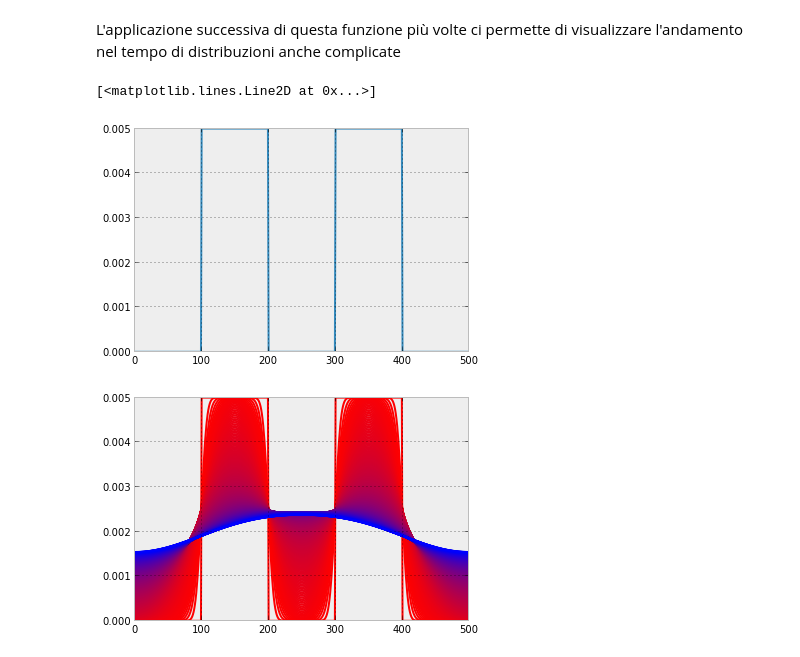
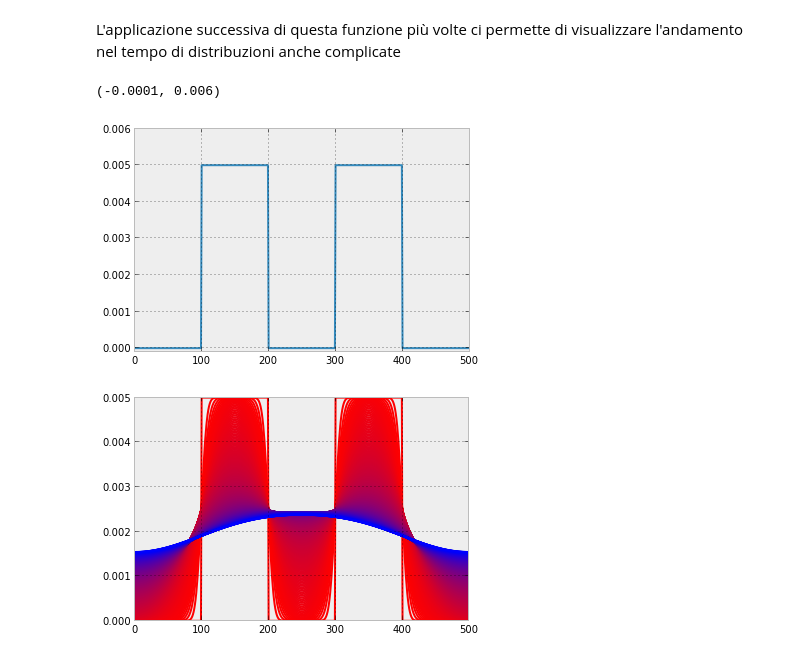
Before and after one commit to EnricoGiampieri/lezionipython, a Jupyter notebook: metodi fisici - diffusione.ipynb, the cells around one changed output. Saved outputs shown, nothing was run; the diff lists cells and outputs as text; code cells hidden in the pictures.

```diff
--- a/metodi fisici - diffusione.ipynb
+++ b/metodi fisici - diffusione.ipynb
@@ -254,10 +299,11 @@ L'applicazione successiva di questa funzione più volte ci permette di visualizz
 # %%
 initial = np.r_[0*np.ones(100), 1*np.ones(100), 0*np.ones(100), 1*np.ones(100), 0*np.ones(100)]
 initial /= sum(initial)
 plot(initial)
+gca().set_ylim(-0.0001,0.006)
 # %% [output]
-[<matplotlib.lines.Line2D at 0x...>]
+(-0.0001, 0.006)
-[figure, old version]
+[figure, new version]
 # %%
 N = 60000
 results = [initial]
```
Also changed, not shown: parts of 21 cells of this notebook, 2 other files.
